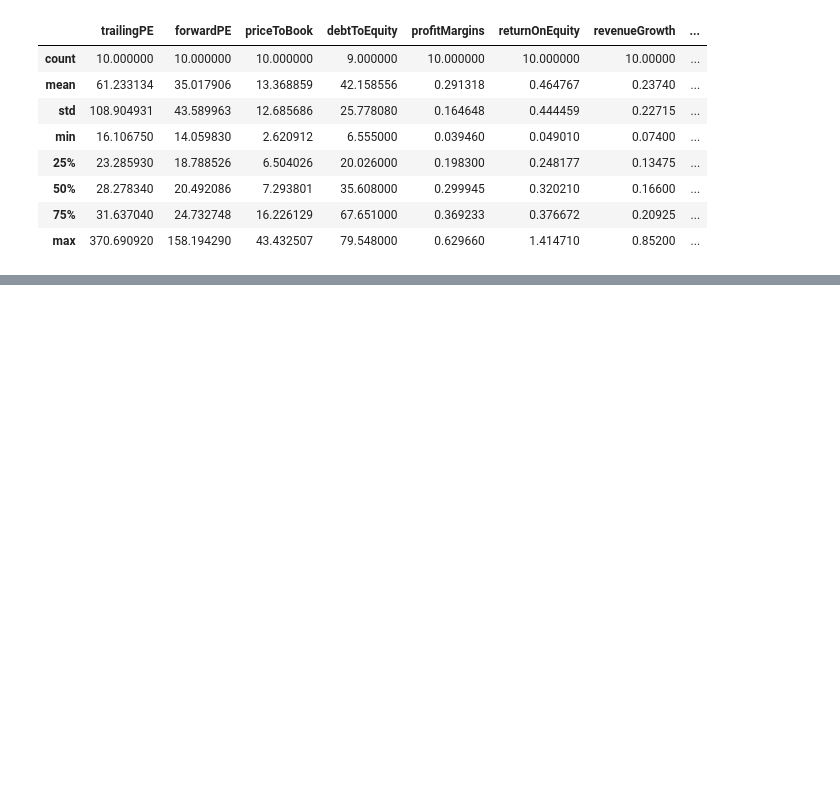
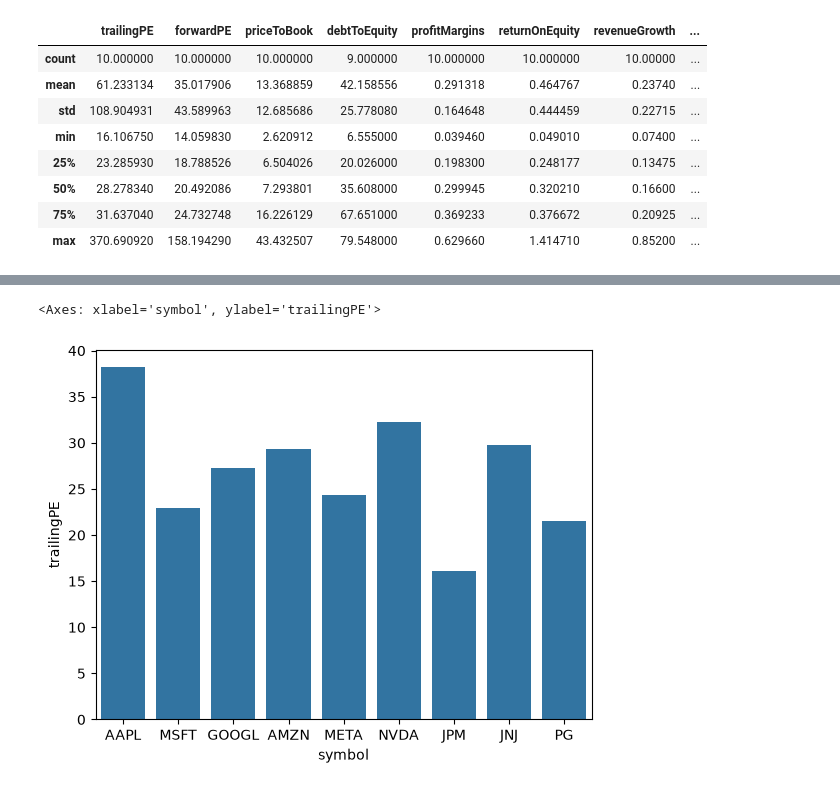
Before and after one commit to hector-n-c/proyecto-valoracion-empresas, a Jupyter notebook: 01_descarga_datos.ipynb, the cells around one changed output, grey strips where cells are left out. Cells and saved outputs as stored; diff of their text form; code cells hidden in the pictures; blank space fills up the shorter version.

```diff
--- a/01_descarga_datos.ipynb
+++ b/01_descarga_datos.ipynb
@@ -100,0 +135,5 @@ df.fillna(df['debtToEquity'].median(), inplace=True)
+# %%
+sns.barplot(data=df[df['symbol'] != 'TSLA'], x='symbol', y='trailingPE')
+# %% [output]
+<Axes: xlabel='symbol', ylabel='trailingPE'>
+[figure, added]
```
Also changed, not shown: parts of 7 cells of this notebook.
